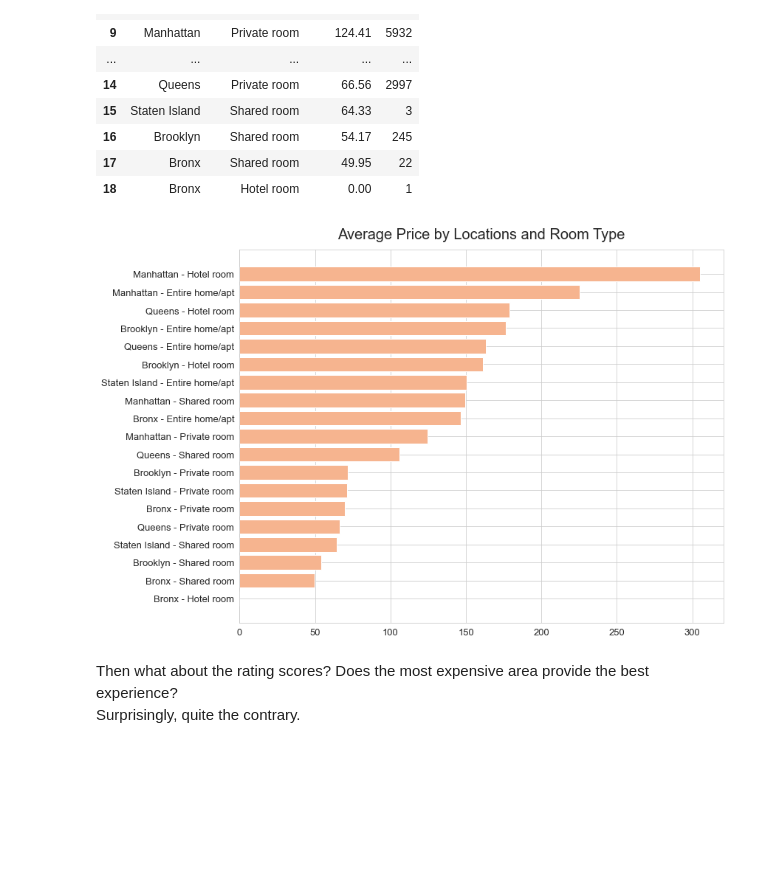
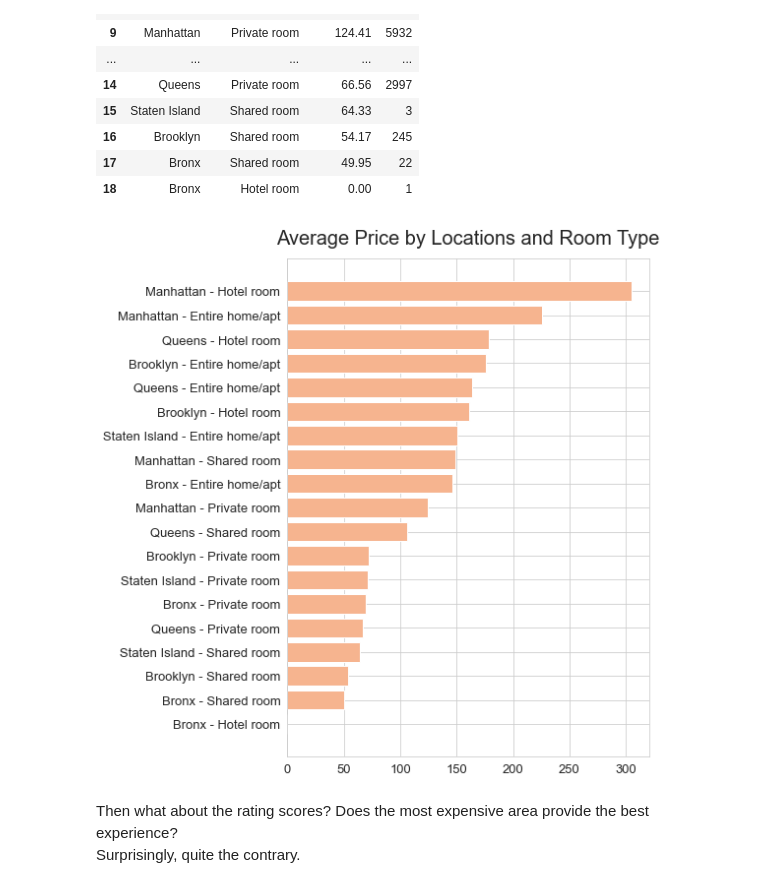
Before and after one commit to unafoca/udacity_ds_project1, a Jupyter notebook: proj1_abnb_nyc.ipynb, the cells around one changed output. Saved outputs shown, nothing was run; the diff lists cells and outputs as text; code cells hidden in the pictures; blank space fills up the shorter version.

```diff
--- a/proj1_abnb_nyc.ipynb
+++ b/proj1_abnb_nyc.ipynb
@@ -92,16 +92,16 @@ df_price_by_loc_type.dfi.export('df_price_by_loc_type.png')
 # %%
 df_price_by_loc_type.sort_values('Avg. Price', ascending = True, inplace = True)
 # %%
-plt.figure(figsize=(12,8))
+plt.figure(figsize=(8,8))
 plt.barh(df_price_by_loc_type.County + ' - ' + df_price_by_loc_type['Room Type'], df_price_by_loc_type['Avg. Price'])
 plt.xticks(fontsize = 13)
 plt.yticks(fontsize = 13)
 plt.title('Average Price by Locations and Room Type', fontsize = 20, pad=15)
 plt.tight_layout()
 plt.savefig('price_by_type.png')
 plt.show()
 # %% [output]
-[figure, old version]
+[figure, new version]
 # %% [markdown]
 Then what about the rating scores? Does the most expensive area provide the best experience? <br/> Surprisingly, quite the contrary.
 # %%
```
Also changed, not shown: parts of 1 cell of this notebook, 3 other files.
